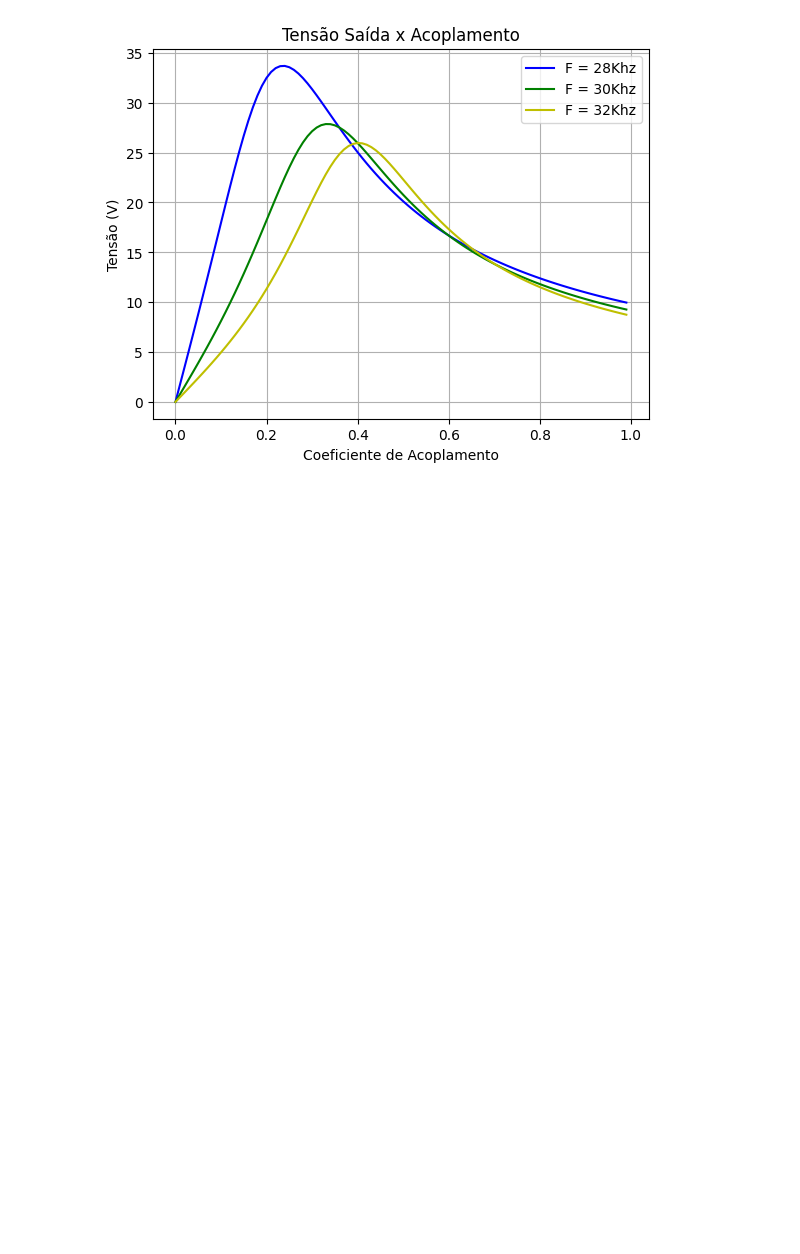
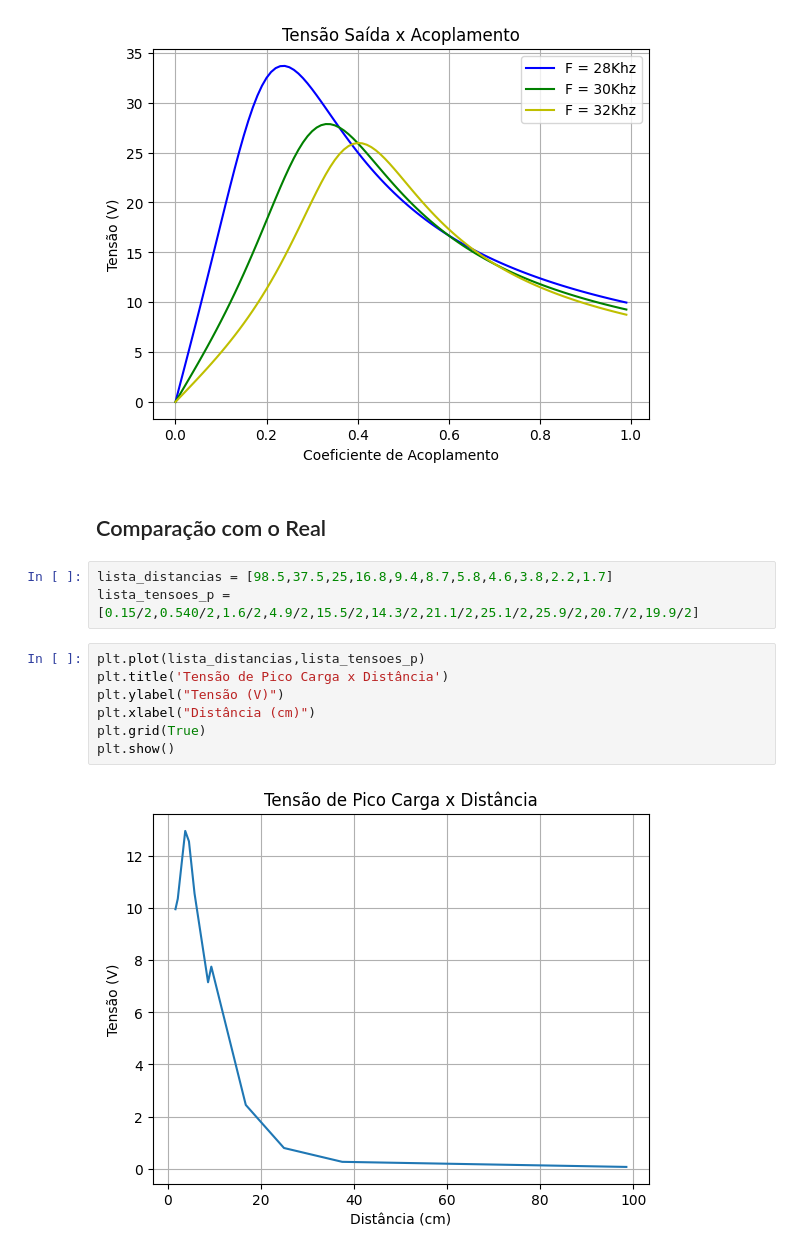
Before and after one commit to PedroPauloMorenoCamargo/Projeto_Eletromag, a Jupyter notebook: Parte_Teorica2.ipynb, the cells around one changed output. Drawn from its saved outputs; the diff is of its cells as text; blank space fills up the shorter version.

```diff
--- a/Parte_Teorica2.ipynb
+++ b/Parte_Teorica2.ipynb
@@ -157,3 +157,17 @@ plt.grid(True)
 plt.show()
 # %% [output]
 [figure]
+# %% [markdown]
+## Comparação com o Real
+# %%
+lista_distancias = [98.5,37.5,25,16.8,9.4,8.7,5.8,4.6,3.8,2.2,1.7]
+lista_tensoes_p = [0.15/2,0.540/2,1.6/2,4.9/2,15.5/2,14.3/2,21.1/2,25.1/2,25.9/2,20.7/2,19.9/2]
+# %%
+plt.plot(lista_distancias,lista_tensoes_p)
+plt.title('Tensão de Pico Carga x Distância')
+plt.ylabel("Tensão (V)")
+plt.xlabel("Distância (cm)")
+plt.grid(True)
+plt.show()
+# %% [output]
+[figure, added]
```
Also changed, not shown: parts of 2 cells of this notebook.
